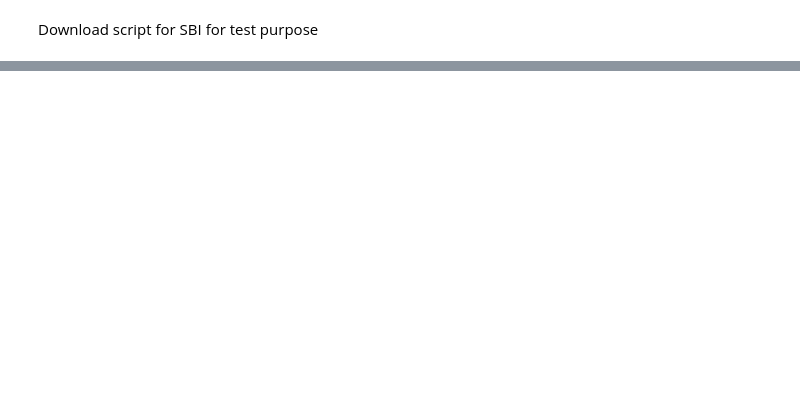
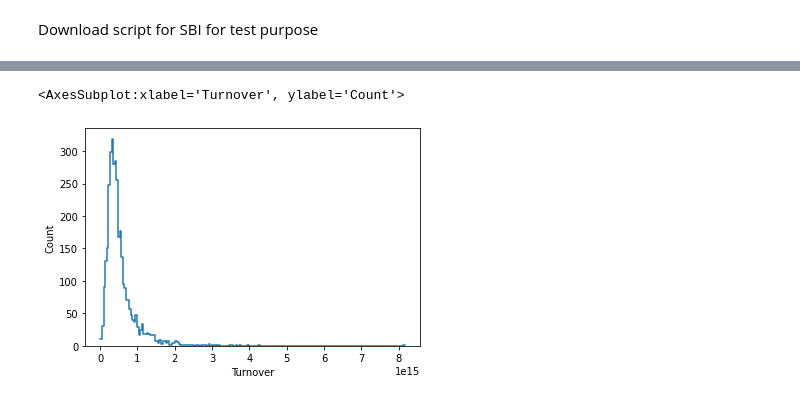
Before and after one commit to shubhamrohilla05/Nifty50-Data-Analysis, a Jupyter notebook: nifty_analysis.ipynb, the cells around one changed output, grey strips where cells are left out. Saved outputs shown, nothing was run; the diff lists cells and outputs as text; code cells hidden in the pictures; blank space fills up the shorter version.

```diff
--- a/nifty_analysis.ipynb
+++ b/nifty_analysis.ipynb
@@ -20,0 +19,4 @@ sbin
+# %%
+index = sbin[sbin.index.duplicated()]
+index.count()
+sbin = sbin[~sbin.reset_index().duplicated().values]
@@ -20,0 +31,5 @@ sbin
+# %%
+sns.histplot(sbin,x='Turnover', element="step", fill=False)
+# %% [output]
+<AxesSubplot:xlabel='Turnover', ylabel='Count'>
+[figure, added]
```
Also changed, not shown: parts of 4 cells of this notebook.
